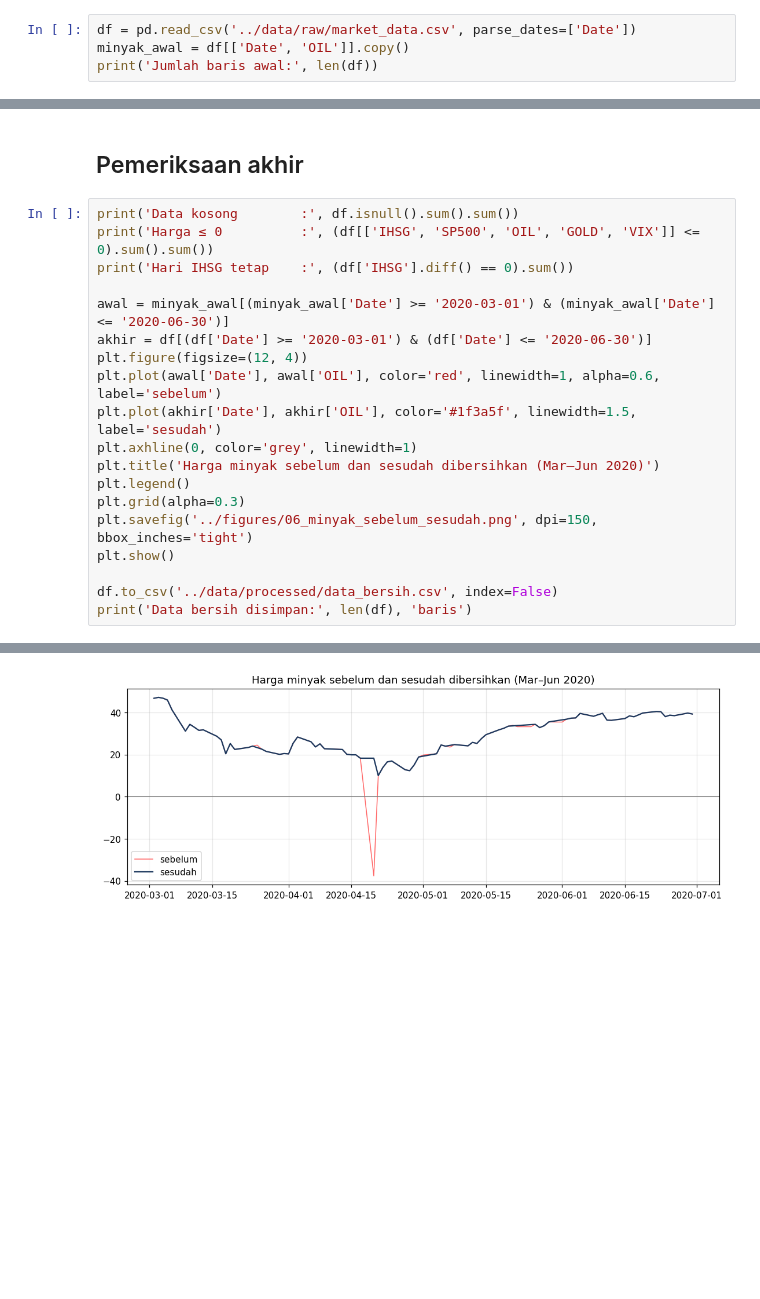
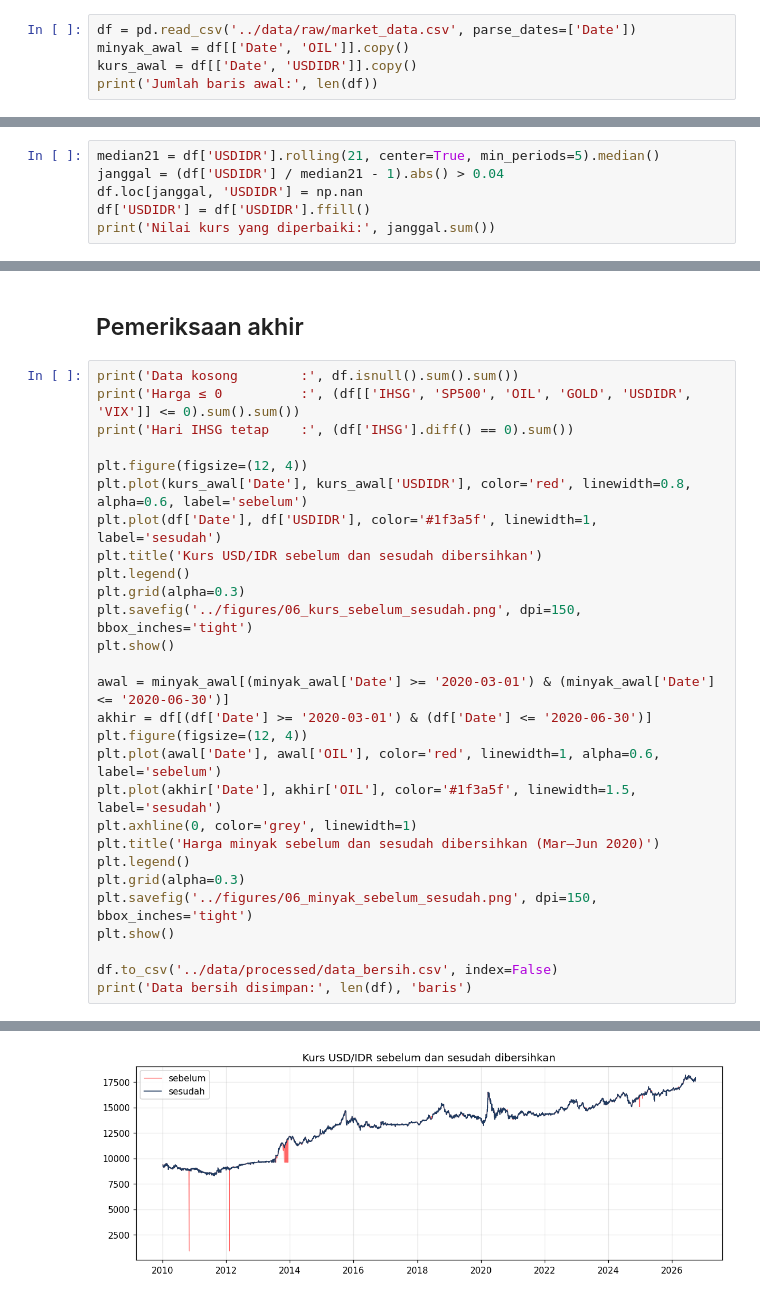
Before and after one commit to syamsuddinexcellent/portfolio-ilmuwan-data, a Jupyter notebook: notebooks/06_membersihkan_data.ipynb, the cells around one changed output, grey strips where cells are left out. Drawn from its saved outputs; the diff is of its cells as text; blank space fills up the shorter version.

```diff
--- a/notebooks/06_membersihkan_data.ipynb
+++ b/notebooks/06_membersihkan_data.ipynb
@@ -15,6 +15,7 @@ plt.rcParams['figure.dpi'] = 110
 # %%
 df = pd.read_csv('../data/raw/market_data.csv', parse_dates=['Date'])
 minyak_awal = df[['Date', 'OIL']].copy()
+kurs_awal = df[['Date', 'USDIDR']].copy()
 print('Jumlah baris awal:', len(df))
 # %% [output]
 Jumlah baris awal: 4365
@@ -30,0 +33,6 @@ Nilai negatif diganti dengan **nilai hari sebelumnya**. Cara ini hanya memakai d
+# %%
+median21 = df['USDIDR'].rolling(21, center=True, min_periods=5).median()
+janggal = (df['USDIDR'] / median21 - 1).abs() > 0.04
+df.loc[janggal, 'USDIDR'] = np.nan
+df['USDIDR'] = df['USDIDR'].ffill()
+print('Nilai kurs yang diperbaiki:', janggal.sum())
@@ -49,25 +62,34 @@ Jumlah baris akhir    : 4060
 ## Pemeriksaan akhir
 # %%
 print('Data kosong        :', df.isnull().sum().sum())
-print('Harga ≤ 0          :', (df[['IHSG', 'SP500', 'OIL', 'GOLD', 'VIX']] <= 0).sum().sum())
+print('Harga ≤ 0          :', (df[['IHSG', 'SP500', 'OIL', 'GOLD', 'USDIDR', 'VIX']] <= 0).sum().sum())
 print('Hari IHSG tetap    :', (df['IHSG'].diff() == 0).sum())
+
+plt.figure(figsize=(12, 4))
+plt.plot(kurs_awal['Date'], kurs_awal['USDIDR'], color='red', linewidth=0.8, alpha=0.6, label='sebelum')
+plt.plot(df['Date'], df['USDIDR'], color='#1f3a5f', linewidth=1, label='sesudah')
+plt.title('Kurs USD/IDR sebelum dan sesudah dibersihkan')
+plt.legend()
+plt.grid(alpha=0.3)
+plt.savefig('../figures/06_kurs_sebelum_sesudah.png', dpi=150, bbox_inches='tight')
+plt.show()
 
 awal = minyak_awal[(minyak_awal['Date'] >= '2020-03-01') & (minyak_awal['Date'] <= '2020-06-30')]
 akhir = df[(df['Date'] >= '2020-03-01') & (df['Date'] <= '2020-06-30')]
 plt.figure(figsize=(12, 4))
 plt.plot(awal['Date'], awal['OIL'], color='red', linewidth=1, alpha=0.6, label='sebelum')
 plt.plot(akhir['Date'], akhir['OIL'], color='#1f3a5f', linewidth=1.5, label='sesudah')
 plt.axhline(0, color='grey', linewidth=1)
 plt.title('Harga minyak sebelum dan sesudah dibersihkan (Mar–Jun 2020)')
 plt.legend()
 plt.grid(alpha=0.3)
 plt.savefig('../figures/06_minyak_sebelum_sesudah.png', dpi=150, bbox_inches='tight')
 plt.show()
 
 df.to_csv('../data/processed/data_bersih.csv', index=False)
 print('Data bersih disimpan:', len(df), 'baris')
 # %% [output]
 Data kosong        : 0
 Harga ≤ 0          : 0
 Hari IHSG tetap    : 0
-[figure, old version]
+[figure, new version]
```
Also changed, not shown: parts of 6 cells of this notebook, 32 other files.
